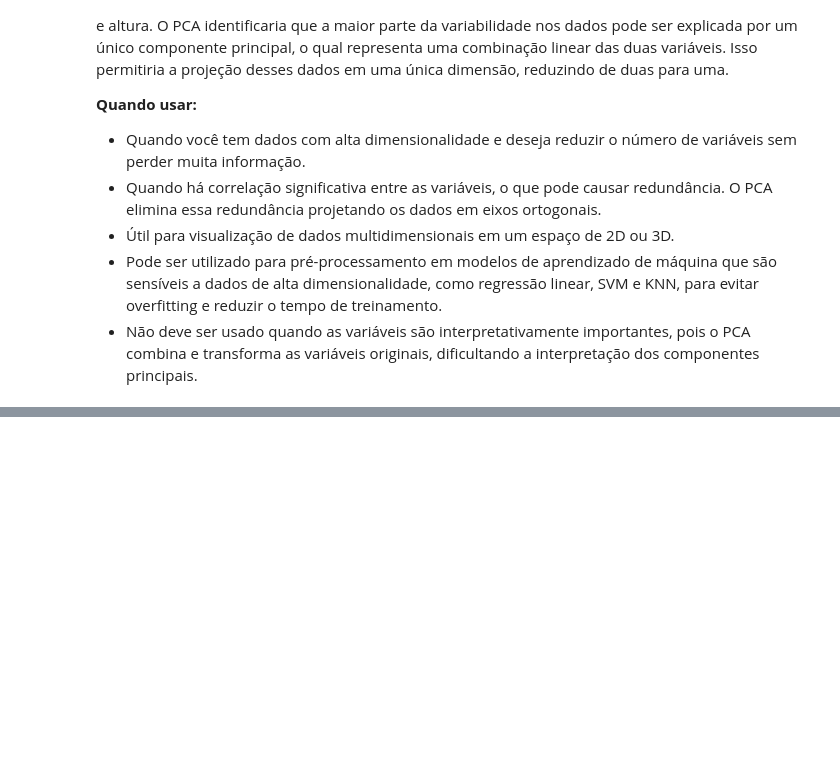
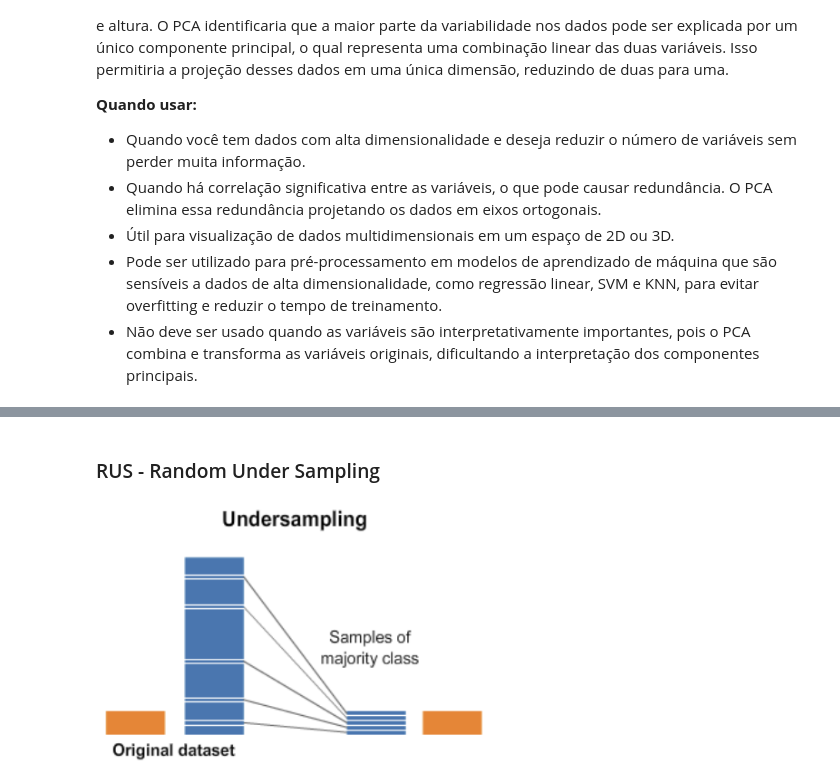
Before and after one commit to matheusresende7/ds_projeto_final_5_modelo_clusterizacao_classificacao_app_delivery, a Jupyter notebook: dictionaries/features_engineering_dictionary.ipynb, the cells around one changed output, grey strips where cells are left out. Saved outputs shown, nothing was run; the diff lists cells and outputs as text; code cells hidden in the pictures; blank space fills up the shorter version.

```diff
--- a/dictionaries/features_engineering_dictionary.ipynb
+++ b/dictionaries/features_engineering_dictionary.ipynb
@@ -131,0 +216,6 @@ Imagine um conjunto de dados com duas variáveis fortemente correlacionadas, com
+# %% [markdown]
+### RUS - Random Under Sampling
+# %%
+display(Image(consts.RUS, width=400)) # Exibindo o gráfico
+# %% [output]
+[figure, added]
```
Also changed, not shown: parts of 13 cells of this notebook, 6 other files.
